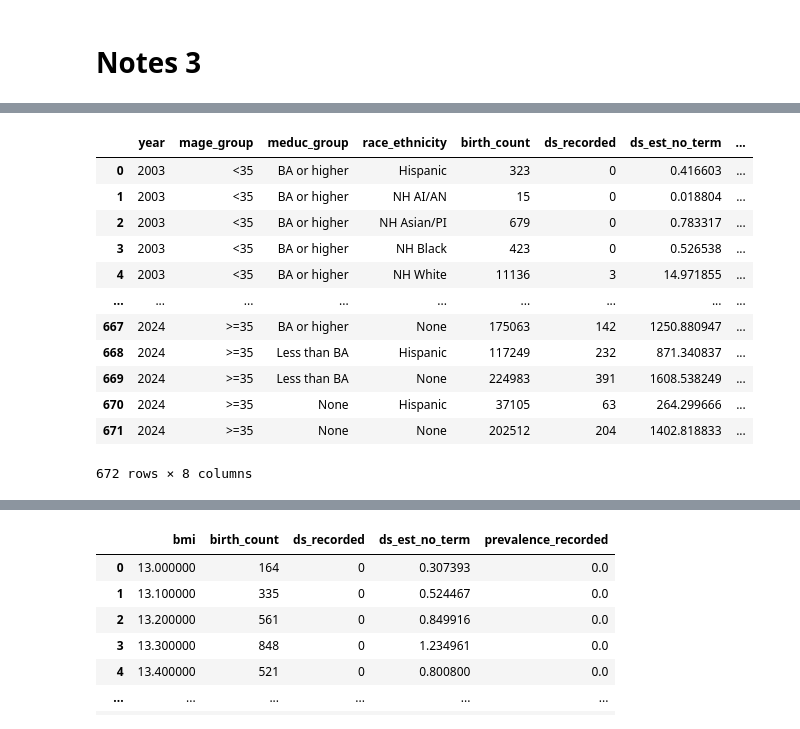
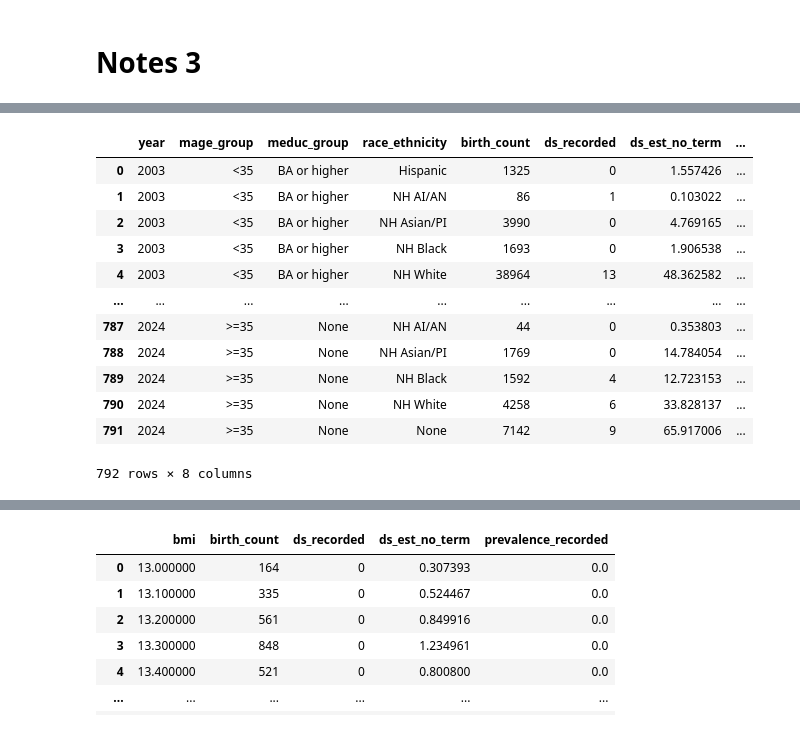
Before and after one commit to frankbuckley/ds-births-populations, a Jupyter notebook: projects/us-birth-certificates/notes-3.ipynb, the cells around one changed output, grey strips where cells are left out. Saved outputs shown, nothing was run; the diff lists cells and outputs as text; code cells hidden in the pictures.

```diff
--- a/projects/us-birth-certificates/notes-3.ipynb
+++ b/projects/us-birth-certificates/notes-3.ipynb
@@ -86,46 +86,46 @@ meduc_df
 # %%
 meduc_df = con.execute(
     """
     SELECT b.year,
            CASE WHEN b.mage_c < 35 THEN '<35' ELSE '>=35' END as mage_group,
            CASE
                WHEN b.meduc < 6 THEN 'Less than BA'
-               WHEN b.meduc > 6 AND b.meduc < 9 THEN 'BA or higher'
+               WHEN b.meduc >= 6 AND b.meduc < 9 THEN 'BA or higher'
                ELSE NULL
                END              as meduc_group,
            CASE
                WHEN b.mracehisp_c = 1 THEN 'NH White'
                WHEN b.mracehisp_c = 2 THEN 'NH Black'
                WHEN b.mracehisp_c = 3 THEN 'NH AI/AN'
                WHEN b.mracehisp_c = 4 THEN 'NH Asian/PI'
                WHEN b.mracehisp_c = 5 THEN 'Hispanic'
                ELSE NULL
                END              as race_ethnicity,
            COUNT(*)             as birth_count,
            SUM(b.down_ind)::INT as ds_recorded, SUM(b.p_ds_lb_nt) as ds_est_no_term,
            SUM(b.ds_case_weight) as case_weighted,
     FROM us_births as b
     WHERE b.year >= 2003
     GROUP BY b.year, mage_group, meduc_group, race_ethnicity
     ORDER BY b.year, mage_group, meduc_group, race_ethnicity
     """
 ).df()
 meduc_df.to_csv(f"./output/meduc_age_group_3_by_year-{datetime.now().strftime("%Y%m%d%H%M")}.csv", index=False)
 meduc_df
 # %% [output]
 |  | year | mage_group | meduc_group | race_ethnicity | birth_count | ds_recorded | ds_est_no_term | ... |
-| 0 | 2003 | <35 | BA or higher | Hispanic | 323 | 0 | 0.416603 | ... |
-| 1 | 2003 | <35 | BA or higher | NH AI/AN | 15 | 0 | 0.018804 | ... |
-| 2 | 2003 | <35 | BA or higher | NH Asian/PI | 679 | 0 | 0.783317 | ... |
-| 3 | 2003 | <35 | BA or higher | NH Black | 423 | 0 | 0.526538 | ... |
-| 4 | 2003 | <35 | BA or higher | NH White | 11136 | 3 | 14.971855 | ... |
+| 0 | 2003 | <35 | BA or higher | Hispanic | 1325 | 0 | 1.557426 | ... |
+| 1 | 2003 | <35 | BA or higher | NH AI/AN | 86 | 1 | 0.103022 | ... |
+| 2 | 2003 | <35 | BA or higher | NH Asian/PI | 3990 | 0 | 4.769165 | ... |
+| 3 | 2003 | <35 | BA or higher | NH Black | 1693 | 0 | 1.906538 | ... |
+| 4 | 2003 | <35 | BA or higher | NH White | 38964 | 13 | 48.362582 | ... |
 | ... | ... | ... | ... | ... | ... | ... | ... | ... |
-| 667 | 2024 | >=35 | BA or higher | None | 175063 | 142 | 1250.880947 | ... |
-| 668 | 2024 | >=35 | Less than BA | Hispanic | 117249 | 232 | 871.340837 | ... |
-| 669 | 2024 | >=35 | Less than BA | None | 224983 | 391 | 1608.538249 | ... |
-| 670 | 2024 | >=35 | None | Hispanic | 37105 | 63 | 264.299666 | ... |
-| 671 | 2024 | >=35 | None | None | 202512 | 204 | 1402.818833 | ... |
+| 787 | 2024 | >=35 | None | NH AI/AN | 44 | 0 | 0.353803 | ... |
+| 788 | 2024 | >=35 | None | NH Asian/PI | 1769 | 0 | 14.784054 | ... |
+| 789 | 2024 | >=35 | None | NH Black | 1592 | 4 | 12.723153 | ... |
+| 790 | 2024 | >=35 | None | NH White | 4258 | 6 | 33.828137 | ... |
+| 791 | 2024 | >=35 | None | None | 7142 | 9 | 65.917006 | ... |
-672 rows × 8 columns
+792 rows × 8 columns
 # %%
 meduc_df = con.execute(
     f"""
```
Also changed, not shown: parts of 4 cells of this notebook, 2 other files.
